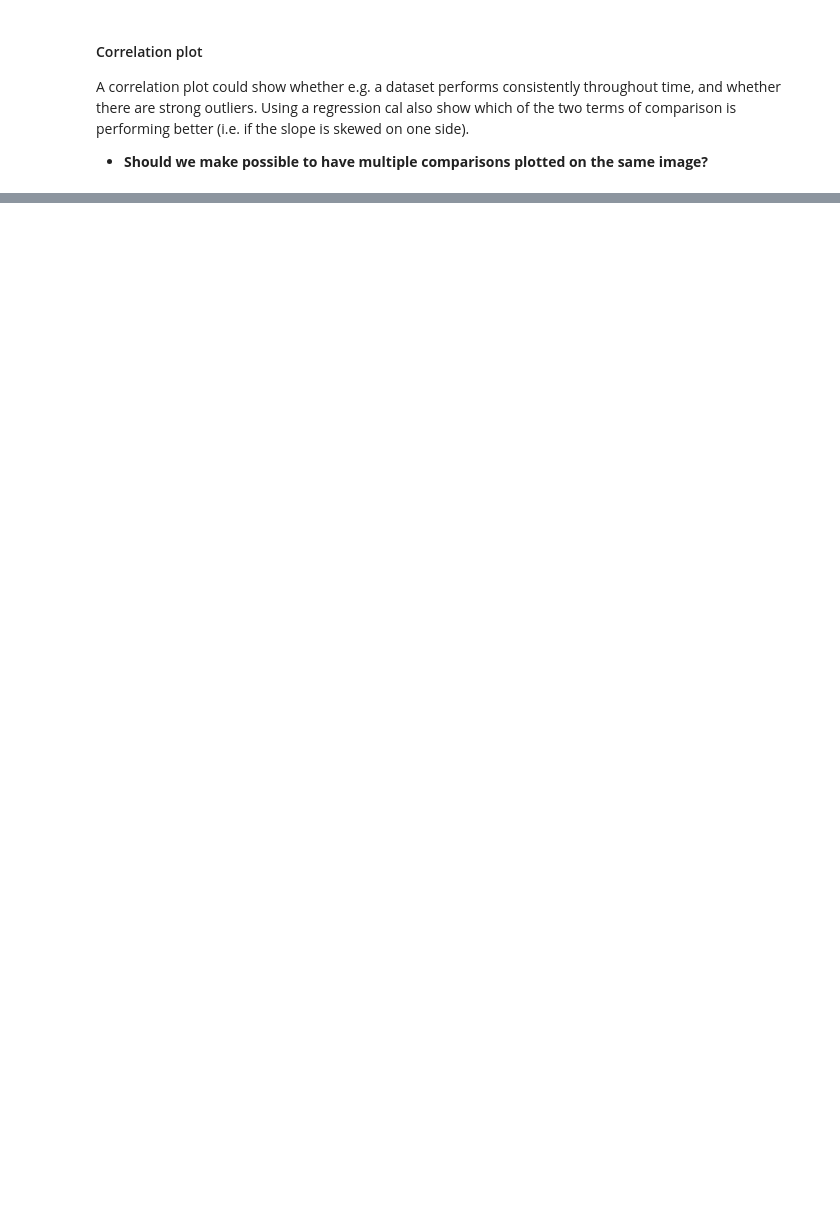
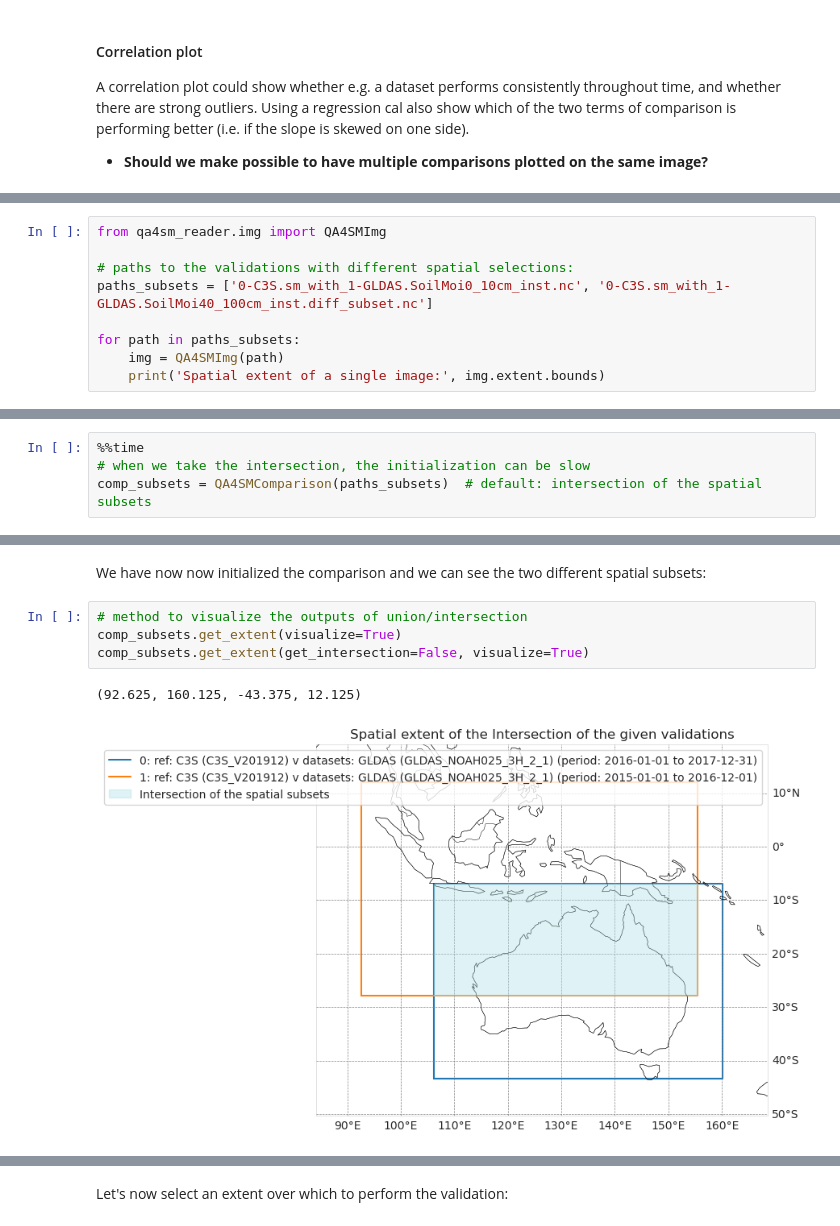
Before and after one commit to nfb2021/qa4sm-reader, a Jupyter notebook: docs/examples/Validation_comparison.ipynb, the cells around one changed output, grey strips where cells are left out. Saved outputs shown, nothing was run; the diff lists cells and outputs as text; blank space fills up the shorter version.

```diff
--- a/docs/examples/Validation_comparison.ipynb
+++ b/docs/examples/Validation_comparison.ipynb
@@ -159,0 +120,9 @@ comp.corr_plot('R', **{'ci':0})
+# %%
+from qa4sm_reader.img import QA4SMImg
+
+# paths to the validations with different spatial selections:
+paths_subsets = ['0-C3S.sm_with_1-GLDAS.SoilMoi0_10cm_inst.nc', '0-C3S.sm_with_1-GLDAS.SoilMoi40_100cm_inst.diff_subset.nc']
+
+for path in paths_subsets:
+    img = QA4SMImg(path)
+    print('Spatial extent of a single image:', img.extent.bounds)
@@ -159,0 +132,4 @@ comp.corr_plot('R', **{'ci':0})
+# %%
+%%time
+# when we take the intersection, the initialization can be slow
+comp_subsets = QA4SMComparison(paths_subsets)  # default: intersection of the spatial subsets
@@ -159,0 +139,9 @@ comp.corr_plot('R', **{'ci':0})
+# %% [markdown]
+We have now now initialized the comparison and we can see the two different spatial subsets:
+# %%
+# method to visualize the outputs of union/intersection
+comp_subsets.get_extent(visualize=True)
+comp_subsets.get_extent(get_intersection=False, visualize=True)
+# %% [output]
+(92.625, 160.125, -43.375, 12.125)
+[figure, added]
@@ -159,0 +149,2 @@ comp.corr_plot('R', **{'ci':0})
+# %% [markdown]
+Let's now select an extent over which to perform the validation:
```
Also changed, not shown: parts of 32 cells of this notebook, 9 other files.
